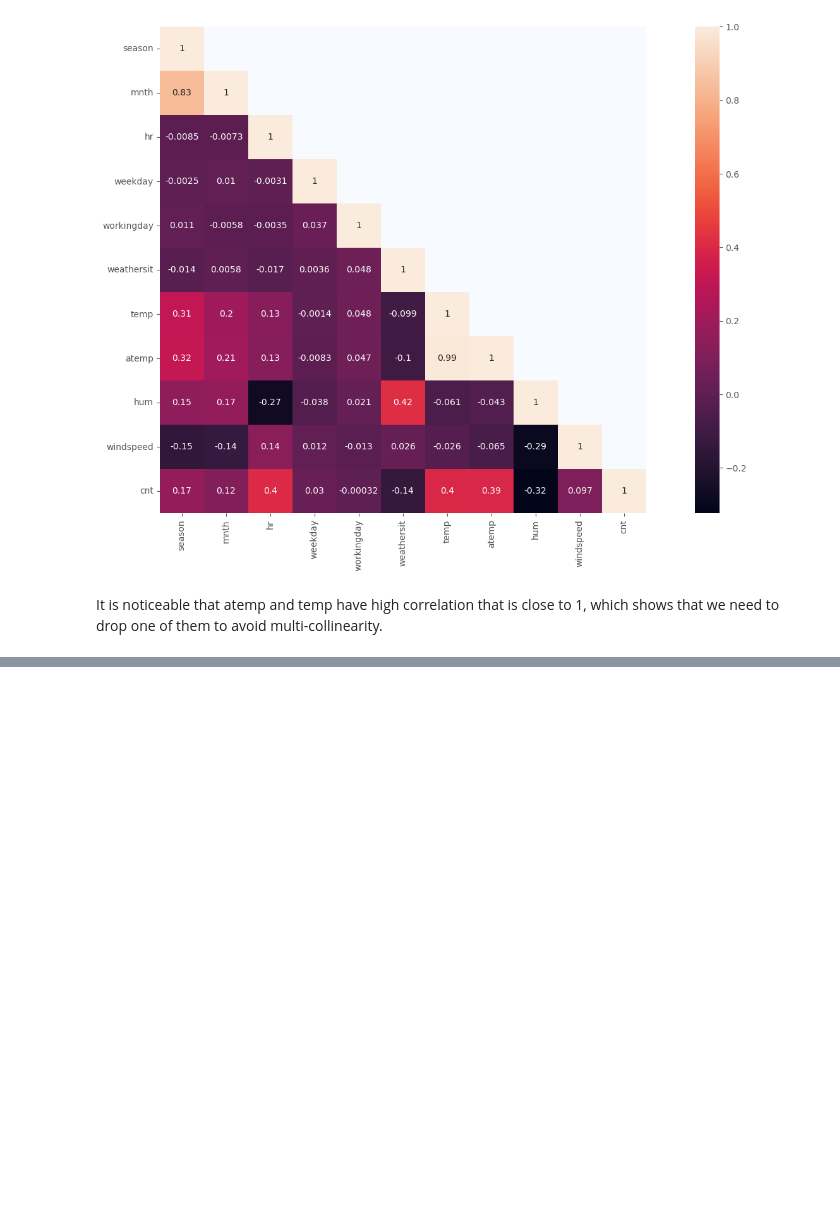
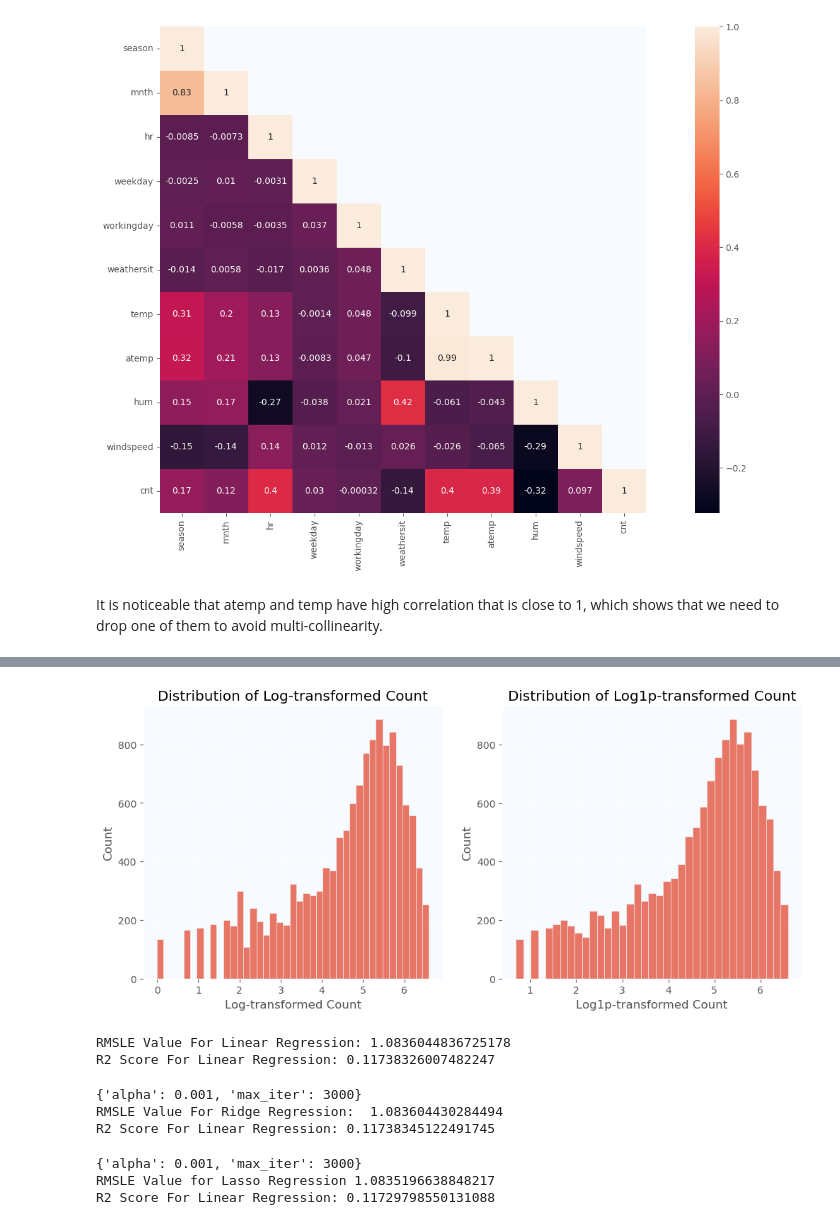
Before and after one commit to COGS118A/Group019-Wi23, a Jupyter notebook: Bike-EDA.ipynb, the cells around one changed output, grey strips where cells are left out. Saved outputs shown, nothing was run; the diff lists cells and outputs as text; code cells hidden in the pictures; blank space fills up the shorter version.

```diff
--- a/Bike-EDA.ipynb
+++ b/Bike-EDA.ipynb
@@ -190,0 +263,15 @@ hourlyBicycleDataset = hourlyBicycleDataset.drop(['temp'], axis=1)
+# %%
+fig, axs = plt.subplots(ncols=2, figsize=(12, 5))
+sns.histplot(np.log(y_train), ax=axs[0])
+axs[0].set_title("Distribution of Log-transformed Count")
+axs[0].set_xlabel("Log-transformed Count")
+axs[0].set_ylabel("Count")
+
+sns.histplot(np.log1p(y_train), ax=axs[1])
+axs[1].set_title("Distribution of Log1p-transformed Count")
+axs[1].set_xlabel("Log1p-transformed Count")
+axs[1].set_ylabel("Count")
+
+plt.show()
+# %% [output]
+[figure, added]
@@ -190,0 +290,49 @@ hourlyBicycleDataset = hourlyBicycleDataset.drop(['temp'], axis=1)
+# %%
+print('RMSLE Value For Linear Regression: {}'.format(mean_squared_log_error(y_test, y_pred)))
+print('R2 Score For Linear Regression: {}'.format(r2_score(y_test, y_pred)))
+# %% [output]
+RMSLE Value For Linear Regression: 1.0836044836725178
+R2 Score For Linear Regression: 0.11738326007482247
+# %%
+ridge = Ridge()
+ridge_params = {'max_iter':[3000],'alpha':[0.001,0.01,0.1,1,10,100,1000]}
+rmsle_scorer = metrics.make_scorer(mean_squared_log_error, greater_is_better=False)
+grid_ridge = GridSearchCV(ridge, ridge_params, scoring=rmsle_scorer, cv=5)
+grid_ridge.fit(X_train, y_train_log1p)
+
+alphas = ridge_params['alpha']
+rmsle_scores1 = -grid_ridge.cv_results_['mean_test_score']
+
+y_pred = grid_ridge.predict(X_test)
+y_pred = np.expm1(y_pred)
+RMSLEs.append(mean_squared_log_error(y_test, y_pred))
+R2s.append(r2_score(y_test, y_pred))
+
+print (grid_ridge.best_params_)
+print ("RMSLE Value For Ridge Regression: ",mean_squared_log_error(y_test, y_pred))
+print('R2 Score For Linear Regression: {}'.format(r2_score(y_test, y_pred)))
+# %% [output]
+{'alpha': 0.001, 'max_iter': 3000}
+RMSLE Value For Ridge Regression:  1.083604430284494
+R2 Score For Linear Regression: 0.11738345122491745
+# %%
+lasso = Lasso()
+lasso_params = {'max_iter':[3000],'alpha':[0.001,0.01,0.1,1,10,100,1000]}
+grid_lasso = GridSearchCV(lasso, lasso_params, scoring=rmsle_scorer,cv=5)
+grid_lasso.fit(X_train, y_train_log1p)
+
+alphas = lasso_params['alpha']
+rmsle_scores2 = -grid_lasso.cv_results_['mean_test_score']
+
+y_pred = grid_lasso.predict(X_test)
+y_pred = np.expm1(y_pred)
+
+RMSLEs.append(mean_squared_log_error(y_test, y_pred))
+R2s.append(r2_score(y_test, y_pred))
+print (grid_lasso.best_params_)
+print('RMSLE Value for Lasso Regression {}'.format(mean_squared_log_error(y_test, y_pred)))
+print('R2 Score For Linear Regression: {}'.format(r2_score(y_test, y_pred)))
+# %% [output]
+{'alpha': 0.001, 'max_iter': 3000}
+RMSLE Value for Lasso Regression 1.0835196638848217
+R2 Score For Linear Regression: 0.11729798550131088
```
Also changed, not shown: parts of 18 cells of this notebook.
